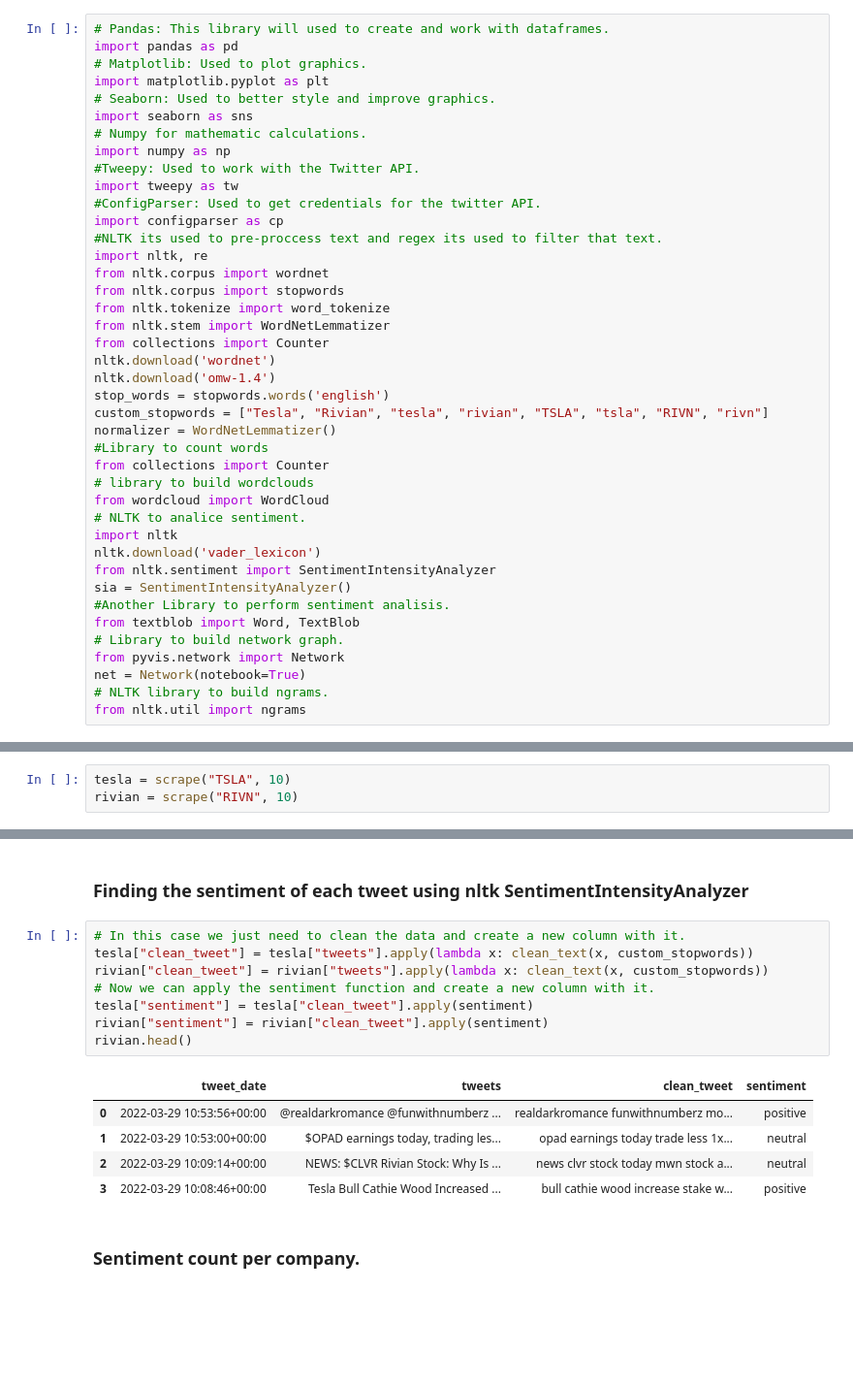
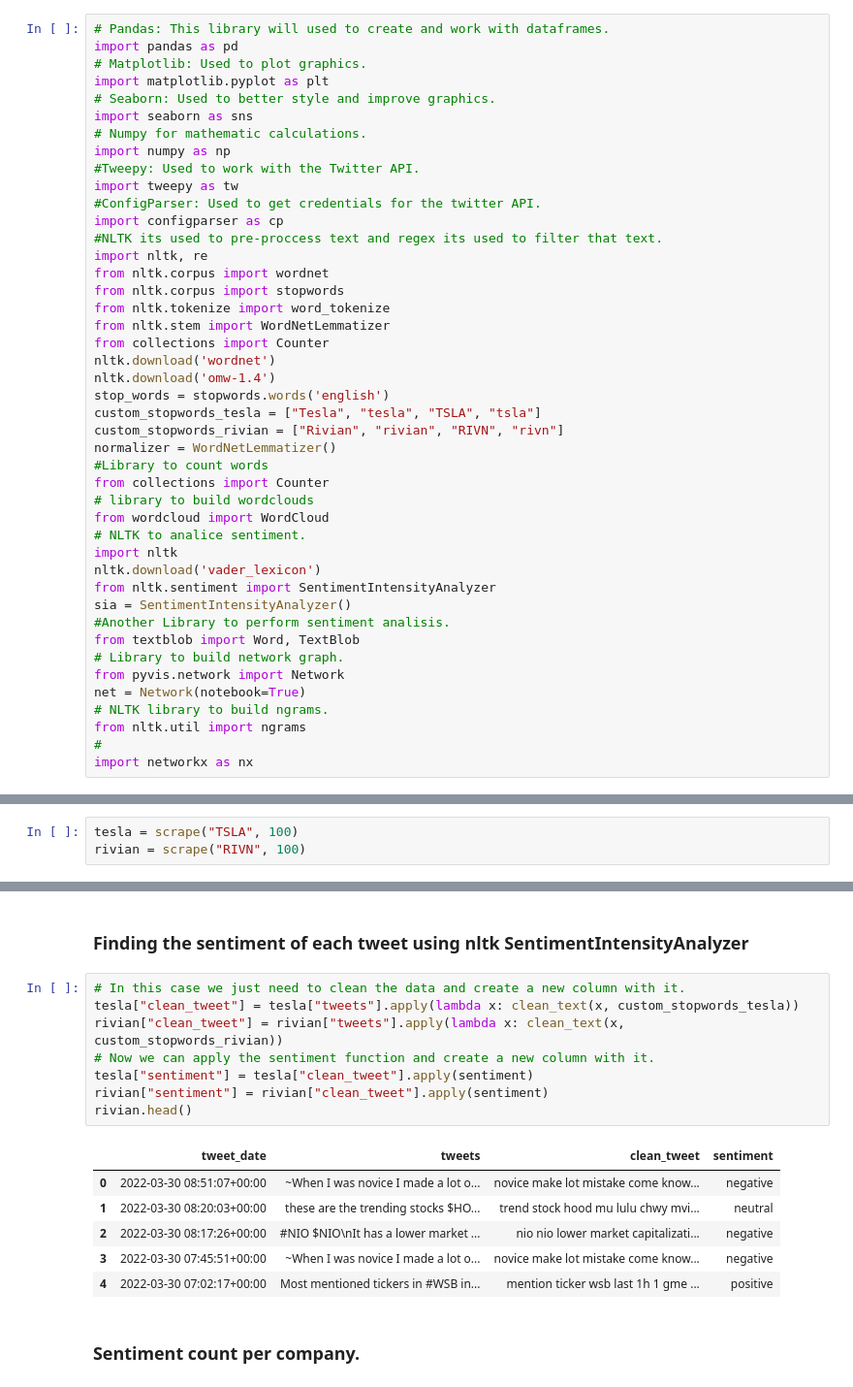
Before and after one commit to MestreD/NLP_Task, a Jupyter notebook: NLP_Task.ipynb, the cells around one changed output, grey strips where cells are left out. Shown: that part at 97% size. Saved outputs shown, nothing was run; the diff lists cells and outputs as text; blank space fills up the shorter version.

```diff
--- a/NLP_Task.ipynb
+++ b/NLP_Task.ipynb
@@ -26,7 +26,8 @@ from collections import Counter
 nltk.download('wordnet')
 nltk.download('omw-1.4')
 stop_words = stopwords.words('english')
-custom_stopwords = ["Tesla", "Rivian", "tesla", "rivian", "TSLA", "tsla", "RIVN", "rivn"]
+custom_stopwords_tesla = ["Tesla", "tesla", "TSLA", "tsla"]
+custom_stopwords_rivian = ["Rivian", "rivian", "RIVN", "rivn"]
 normalizer = WordNetLemmatizer()
 #Library to count words
 from collections import Counter
@@ -44,6 +45,8 @@ from pyvis.network import Network
 net = Network(notebook=True)
 # NLTK library to build ngrams.
 from nltk.util import ngrams
+#
+import networkx as nx
 # %% [output]
 [nltk_data] Downloading package wordnet to
 [nltk_data]     /Users/macbookair/nltk_data...
@@ -176,8 +179,8 @@ def sentiment(text):
 # %% [markdown]
 ### Getting the data from twitter.
 # %%
-tesla = scrape("TSLA", 10)
-rivian = scrape("RIVN", 10)
+tesla = scrape("TSLA", 100)
+rivian = scrape("RIVN", 100)
 # %% [markdown]
 ### Preproccessing the data for further analisys.
 # %%
@@ -211,18 +214,19 @@ wordcloud(rivian_preprocess, tesla_preprocess)
 ### Finding the sentiment of each tweet using nltk SentimentIntensityAnalyzer
 # %%
 # In this case we just need to clean the data and create a new column with it.
-tesla["clean_tweet"] = tesla["tweets"].apply(lambda x: clean_text(x, custom_stopwords))
-rivian["clean_tweet"] = rivian["tweets"].apply(lambda x: clean_text(x, custom_stopwords))
+tesla["clean_tweet"] = tesla["tweets"].apply(lambda x: clean_text(x, custom_stopwords_tesla))
+rivian["clean_tweet"] = rivian["tweets"].apply(lambda x: clean_text(x, custom_stopwords_rivian))
 # Now we can apply the sentiment function and create a new column with it.
 tesla["sentiment"] = tesla["clean_tweet"].apply(sentiment)
 rivian["sentiment"] = rivian["clean_tweet"].apply(sentiment)
 rivian.head()
 # %% [output]
 |  | tweet_date | tweets | clean_tweet | sentiment |
-| 0 | 2022-03-29 10:53:56+00:00 | @realdarkromance @funwithnumberz ... | realdarkromance funwithnumberz mo... | positive |
-| 1 | 2022-03-29 10:53:00+00:00 | $OPAD earnings today, trading les... | opad earnings today trade less 1x... | neutral |
-| 2 | 2022-03-29 10:09:14+00:00 | NEWS: $CLVR Rivian Stock: Why Is ... | news clvr stock today mwn stock a... | neutral |
-| 3 | 2022-03-29 10:08:46+00:00 | Tesla Bull Cathie Wood Increased ... | bull cathie wood increase stake w... | positive |
+| 0 | 2022-03-30 08:51:07+00:00 | ~When I was novice I made a lot o... | novice make lot mistake come know... | negative |
+| 1 | 2022-03-30 08:20:03+00:00 | these are the trending stocks $HO... | trend stock hood mu lulu chwy mvi... | neutral |
+| 2 | 2022-03-30 08:17:26+00:00 | #NIO $NIO\nIt has a lower market ... | nio nio lower market capitalizati... | negative |
+| 3 | 2022-03-30 07:45:51+00:00 | ~When I was novice I made a lot o... | novice make lot mistake come know... | negative |
+| 4 | 2022-03-30 07:02:17+00:00 | Most mentioned tickers in #WSB in... | mention ticker wsb last 1h 1 gme ... | positive |
 # %% [markdown]
 ### Sentiment count per company.
 # %%
```
Also changed, not shown: parts of 23 cells of this notebook.
